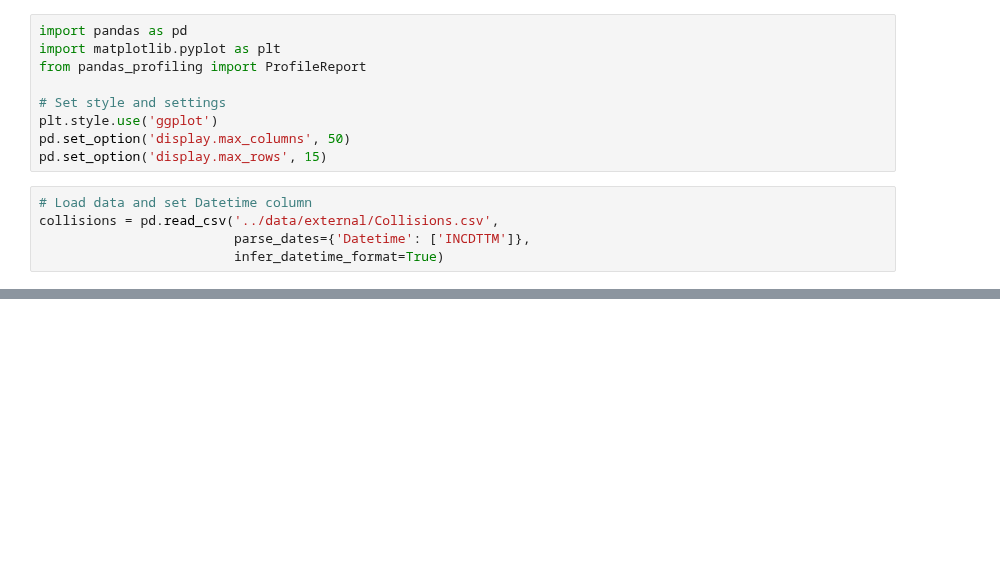
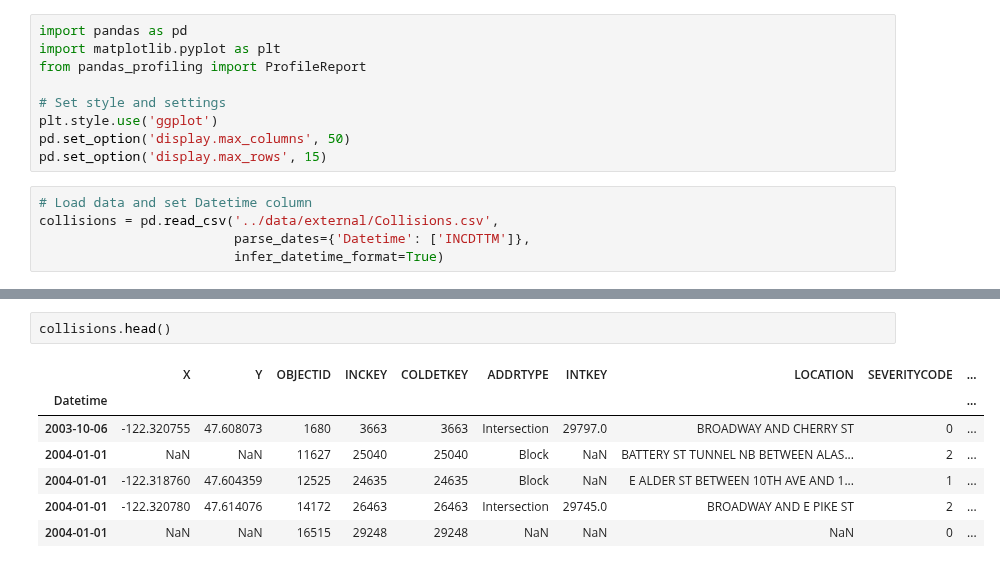
Before and after one commit to DataCircles/traffic_collisions_ml_team1, a Jupyter notebook: notebooks/maureen_eda_collisions.ipynb, the cells around one changed output, grey strips where cells are left out. Saved outputs shown, nothing was run; the diff lists cells and outputs as text; blank space fills up the shorter version.

```diff
--- a/notebooks/maureen_eda_collisions.ipynb
+++ b/notebooks/maureen_eda_collisions.ipynb
@@ -57,0 +69,10 @@ profile.to_file('../reports/collisions_profiling.html')
+# %%
+collisions.head()
+# %% [output]
+|  | X | Y | OBJECTID | INCKEY | COLDETKEY | ADDRTYPE | INTKEY | LOCATION | SEVERITYCODE | ... |
+| Datetime |  |  |  |  |  |  |  |  |  | ... |
+| 2003-10-06 | -122.320755 | 47.608073 | 1680 | 3663 | 3663 | Intersection | 29797.0 | BROADWAY AND CHERRY ST | 0 | ... |
+| 2004-01-01 | NaN | NaN | 11627 | 25040 | 25040 | Block | NaN | BATTERY ST TUNNEL NB BETWEEN ALAS... | 2 | ... |
+| 2004-01-01 | -122.318760 | 47.604359 | 12525 | 24635 | 24635 | Block | NaN | E ALDER ST BETWEEN 10TH AVE AND 1... | 1 | ... |
+| 2004-01-01 | -122.320780 | 47.614076 | 14172 | 26463 | 26463 | Intersection | 29745.0 | BROADWAY AND E PIKE ST | 2 | ... |
+| 2004-01-01 | NaN | NaN | 16515 | 29248 | 29248 | NaN | NaN | NaN | 0 | ... |
```
Also changed, not shown: parts of 5 cells of this notebook.
